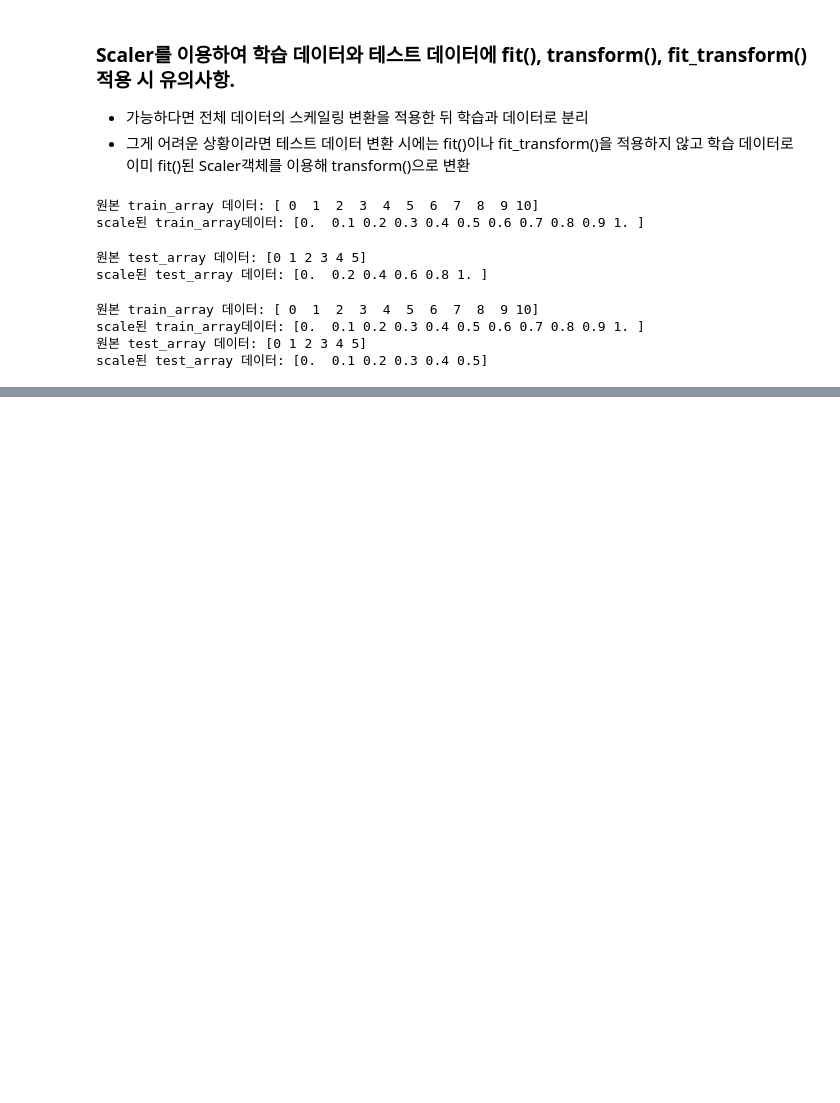
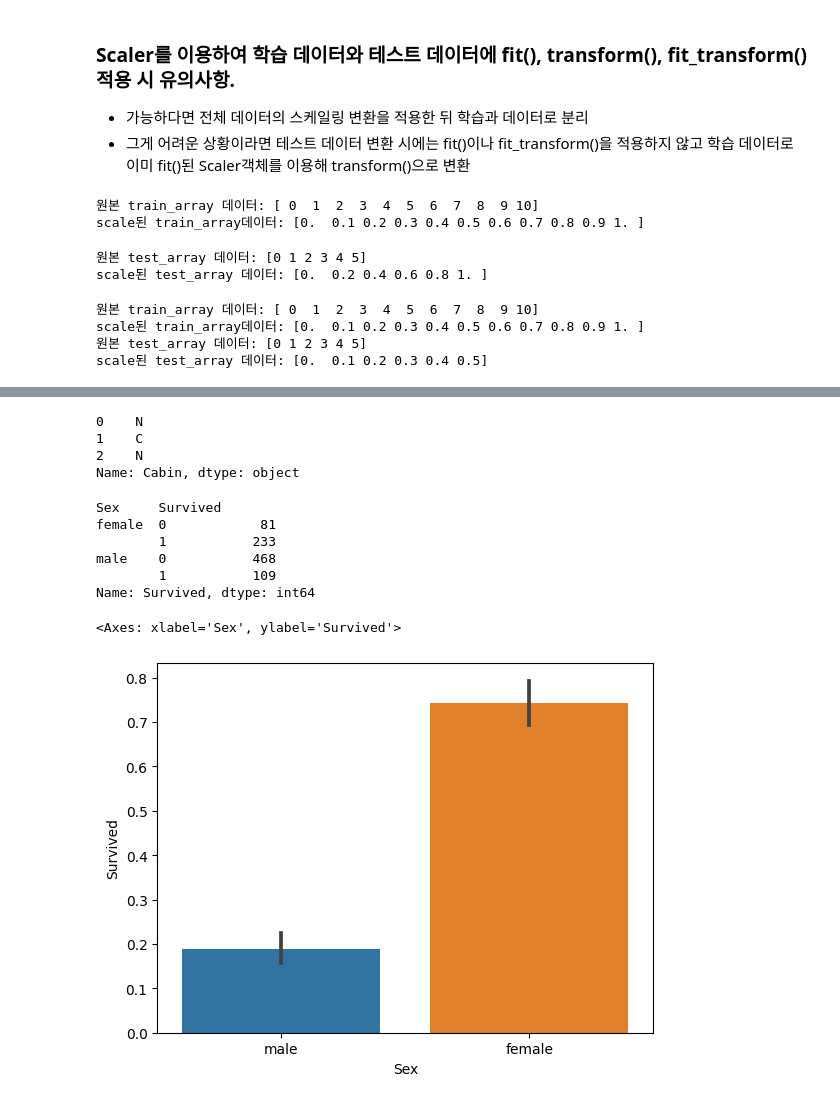
Before and after one commit to yul77/hmkd1-2023, a Jupyter notebook: 머신러닝/자습/사이킷런.ipynb, the cells around one changed output, grey strips where cells are left out. Saved outputs shown, nothing was run; the diff lists cells and outputs as text; code cells hidden in the pictures; blank space fills up the shorter version.

```diff
--- a/머신러닝/자습/사이킷런.ipynb
+++ b/머신러닝/자습/사이킷런.ipynb
@@ -979,0 +999,4 @@ scale된 test_array 데이터: [0.  0.1 0.2 0.3 0.4 0.5]
+# %%
+titanic3= '/content/drive/MyDrive/머신러닝/titanic_train.csv'
+titanic_df = pd.read_csv(titanic3)
+titanic_df.head(3)
@@ -979,0 +1029,7 @@ scale된 test_array 데이터: [0.  0.1 0.2 0.3 0.4 0.5]
+# %%
+# null값 처리
+
+titanic_df['Age'].fillna(titanic_df['Age'].mean(), inplace=True) # 나이컬럼의 null값은 나이의 평균 값으로 대체
+titanic_df['Cabin'].fillna('N', inplace = True) #카빈과 엠바크의 null값은 N 처리 한다.
+titanic_df['Embarked'].fillna('N',inplace = True)
+print('데이터 세트 Null 값 개수', titanic_df.isnull().sum().sum()) # null값이 있는지 확인.
@@ -979,0 +1061,31 @@ scale된 test_array 데이터: [0.  0.1 0.2 0.3 0.4 0.5]
+# %%
+# Cabin(선실)의 경우 N이 687건이나 된다.
+# 선실 등급을 나타내는 첫번째 알파벳이 중요해보인다
+# Cabin 속성의 경우 앞 문자만 추출해본다.
+
+titanic_df['Cabin'] = titanic_df['Cabin'].str[:1]
+print(titanic_df['Cabin'].head(3))
+# %% [output]
+0    N
+1    C
+2    N
+Name: Cabin, dtype: object
+# %%
+# 성별에 따른 생존자 수를 비교해 보자
+
+titanic_df.groupby(['Sex','Survived'])['Survived'].count()
+# 0은 사망, 1은 생존
+# = 여자 74.2% 생존. 남자 18.8% 생존
+# %% [output]
+Sex     Survived
+female  0            81
+        1           233
+male    0           468
+        1           109
+Name: Survived, dtype: int64
+# %%
+# 성별에 따른 생존비율 시각화하기
+sns.barplot(x = 'Sex', y = 'Survived', data = titanic_df)
+# %% [output]
+<Axes: xlabel='Sex', ylabel='Survived'>
+[figure, added]
```
Also changed, not shown: parts of 21 cells of this notebook.
